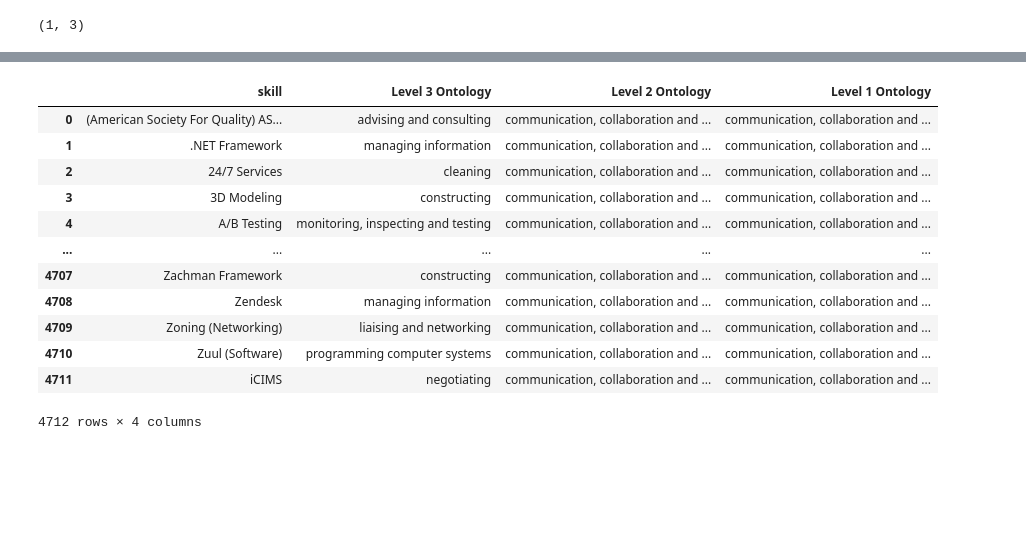
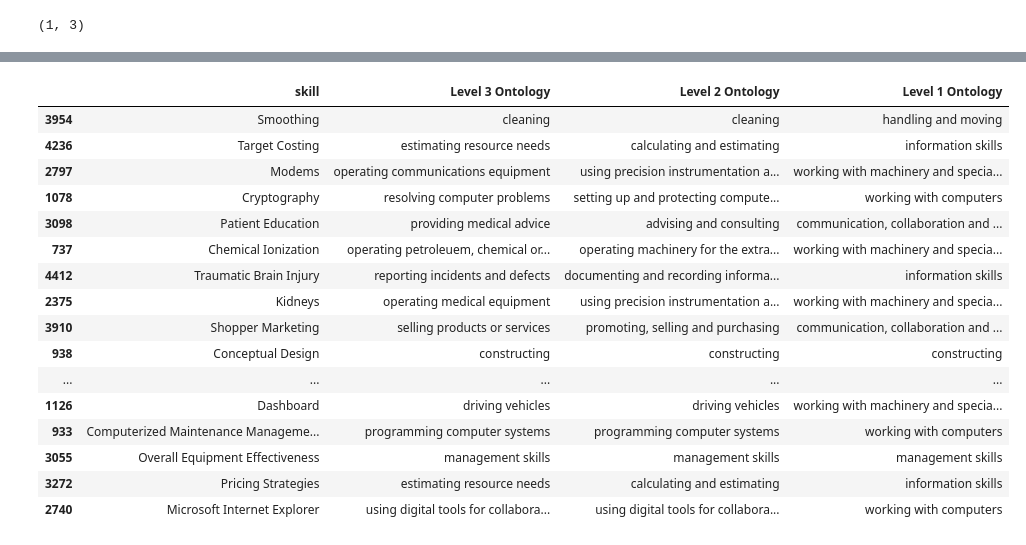
Before and after one commit to JYP97/DS2_Proj_Jobs_skills_analysis, a Jupyter notebook: AutomaticOntologyMatching.ipynb, the cells around one changed output, grey strips where cells are left out. Saved outputs shown, nothing was run; the diff lists cells and outputs as text; code cells hidden in the pictures; blank space fills up the shorter version.

Commit message:
update esco dataset for matching & code cleaning

```diff
--- a/AutomaticOntologyMatching.ipynb
+++ b/AutomaticOntologyMatching.ipynb
@@ -182,6 +182,6 @@ print(esco[esco['Level 3 preferred term'] == 'mediating and resolving disputes']
 (1, 3)
 # %%
 for idx, ont in enumerate(df_dataset['Level 3 Ontology']):
-    ontology_tree = esco[esco['Level 3 preferred term'] == 'communication, collaboration and creativity'].values
+    ontology_tree = esco[esco['Level 3 preferred term'] == ont].values
     df_dataset.loc[idx, 'Level 2 Ontology'] = ontology_tree[0, 1]
     df_dataset.loc[idx, 'Level 1 Ontology'] = ontology_tree[0, 0]
@@ -188,16 +201,20 @@ for idx, ont in enumerate(df_dataset['Level 3 Ontology']):
 # %%
-display(df_dataset)
+display(df_dataset.sample(20))
 # %% [output]
 |  | skill | Level 3 Ontology | Level 2 Ontology | Level 1 Ontology |
-| 0 | (American Society For Quality) AS... | advising and consulting | communication, collaboration and ... | communication, collaboration and ... |
-| 1 | .NET Framework | managing information | communication, collaboration and ... | communication, collaboration and ... |
-| 2 | 24/7 Services | cleaning | communication, collaboration and ... | communication, collaboration and ... |
-| 3 | 3D Modeling | constructing | communication, collaboration and ... | communication, collaboration and ... |
-| 4 | A/B Testing | monitoring, inspecting and testing | communication, collaboration and ... | communication, collaboration and ... |
+| 3954 | Smoothing | cleaning | cleaning | handling and moving |
+| 4236 | Target Costing | estimating resource needs | calculating and estimating | information skills |
+| 2797 | Modems | operating communications equipment | using precision instrumentation a... | working with machinery and specia... |
+| 1078 | Cryptography | resolving computer problems | setting up and protecting compute... | working with computers |
+| 3098 | Patient Education | providing medical advice | advising and consulting | communication, collaboration and ... |
+| 737 | Chemical Ionization | operating petroleuem, chemical or... | operating machinery for the extra... | working with machinery and specia... |
+| 4412 | Traumatic Brain Injury | reporting incidents and defects | documenting and recording informa... | information skills |
+| 2375 | Kidneys | operating medical equipment | using precision instrumentation a... | working with machinery and specia... |
+| 3910 | Shopper Marketing | selling products or services | promoting, selling and purchasing | communication, collaboration and ... |
+| 938 | Conceptual Design | constructing | constructing | constructing |
 | ... | ... | ... | ... | ... |
-| 4707 | Zachman Framework | constructing | communication, collaboration and ... | communication, collaboration and ... |
-| 4708 | Zendesk | managing information | communication, collaboration and ... | communication, collaboration and ... |
-| 4709 | Zoning (Networking) | liaising and networking | communication, collaboration and ... | communication, collaboration and ... |
-| 4710 | Zuul (Software) | programming computer systems | communication, collaboration and ... | communication, collaboration and ... |
-| 4711 | iCIMS | negotiating | communication, collaboration and ... | communication, collaboration and ... |
+| 1126 | Dashboard | driving vehicles | driving vehicles | working with machinery and specia... |
+| 933 | Computerized Maintenance Manageme... | programming computer systems | programming computer systems | working with computers |
+| 3055 | Overall Equipment Effectiveness | management skills | management skills | management skills |
+| 3272 | Pricing Strategies | estimating resource needs | calculating and estimating | information skills |
+| 2740 | Microsoft Internet Explorer | using digital tools for collabora... | using digital tools for collabora... | working with computers |
-4712 rows × 4 columns
```
Also changed, not shown: parts of 4 cells of this notebook.
